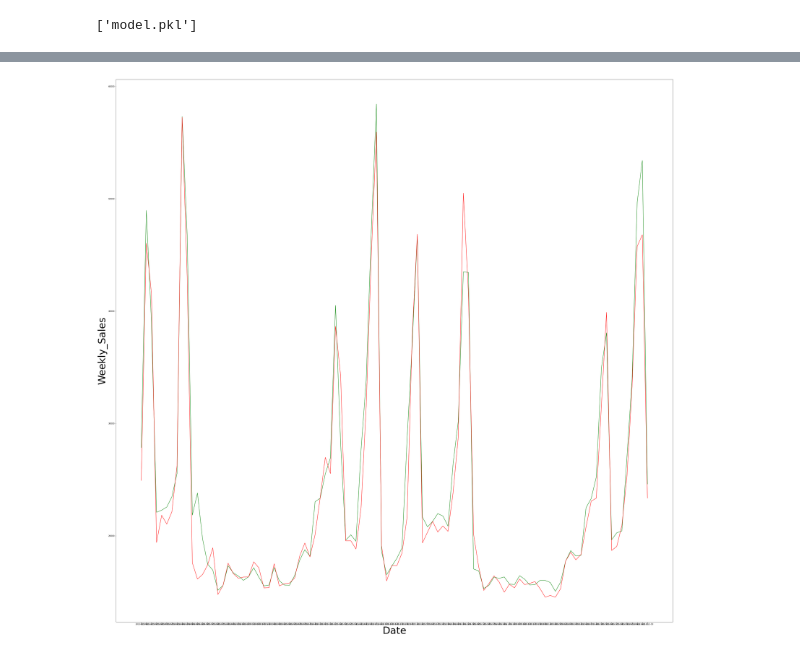
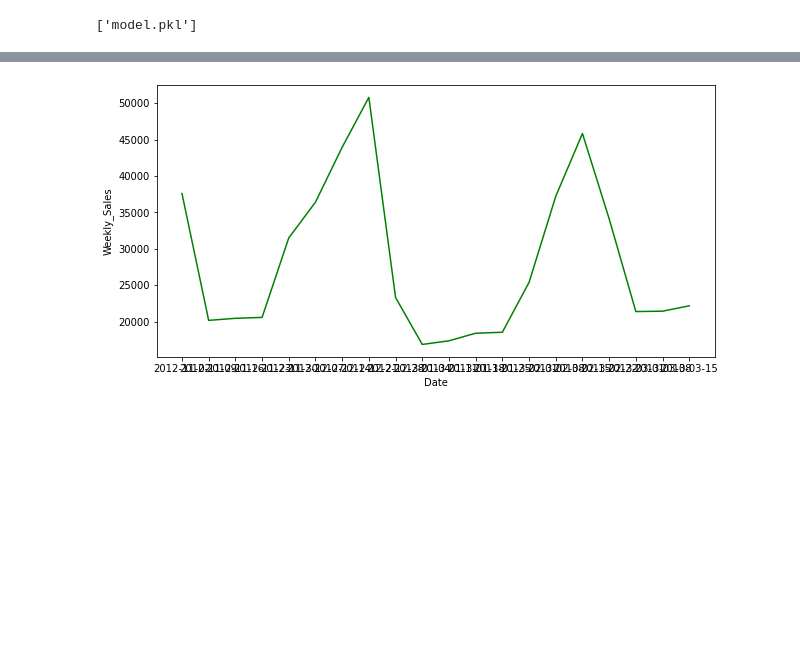
Before and after one commit to Rounak-Das-02/Walmart-Price-Prediction, a Jupyter notebook: Walmart Price Prediction.ipynb, the cells around one changed output, grey strips where cells are left out. Cells and saved outputs as stored; diff of their text form; code cells hidden in the pictures; blank space fills up the shorter version.

```diff
--- a/Walmart Price Prediction.ipynb
+++ b/Walmart Price Prediction.ipynb
@@ -104 +54,27 @@ x_train = joblib.load("/content/to be fit_transformed into the Standard Scaler")
+# %%
+import matplotlib.pyplot as plt
+from sklearn.externals import joblib
+from sklearn.preprocessing import StandardScaler
+
+model = joblib.load("/content/model.pkl")
+x_train = joblib.load("/content/to be fit_transformed into the Standard Scaler")
+
+
+test = pd.read_csv("/content/Walmart-Price-Prediction/data/test.csv")
+
+
+
+test["year"] = pd.to_datetime(test["Date"]).dt.year
+test["month"] = pd.to_datetime(test["Date"]).dt.month
+test["day"] = pd.to_datetime(test["Date"]).dt.day
+
+dates = np.array(test["Date"])
+
+test = test.drop("Date" ,axis =1)
+
+sc = StandardScaler()
+ty = sc.fit_transform(x_train)
+test = sc.transform(test)
+
+output = model.predict(test)
 # %%
@@ -136,2 +90,0 @@ test = sc.transform(train)
-# %%
-output = model.predict(test[:100])
@@ -163,9 +91,8 @@ import matplotlib.pyplot as plt
 # %%
-plt.figure(0,figsize = [50,50])
-plt.plot(readl_date[:100] , output , color = "green")
-plt.plot(readl_date[:100] , target.head(100) , color = "red")
-plt.xlabel("Date" , size = 50)
-plt.ylabel("Weekly_Sales" , size = 50)
+plt.figure(0,figsize = [10,5])
+plt.plot(dates[:20] , output[:20] , color = "green")
+plt.xlabel("Date" , size = 10)
+plt.ylabel("Weekly_Sales" , size = 10)
 plt.show()
 # %% [output]
-[figure, old version]
+[figure, new version]
```
Also changed, not shown: parts of 22 cells of this notebook.
